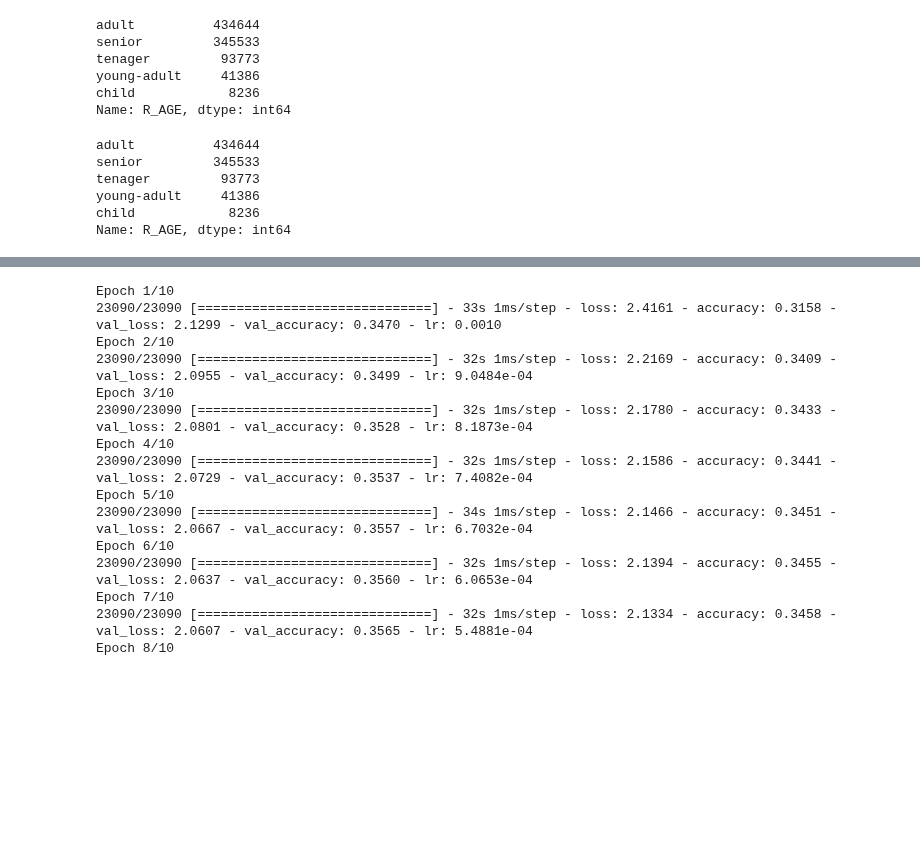
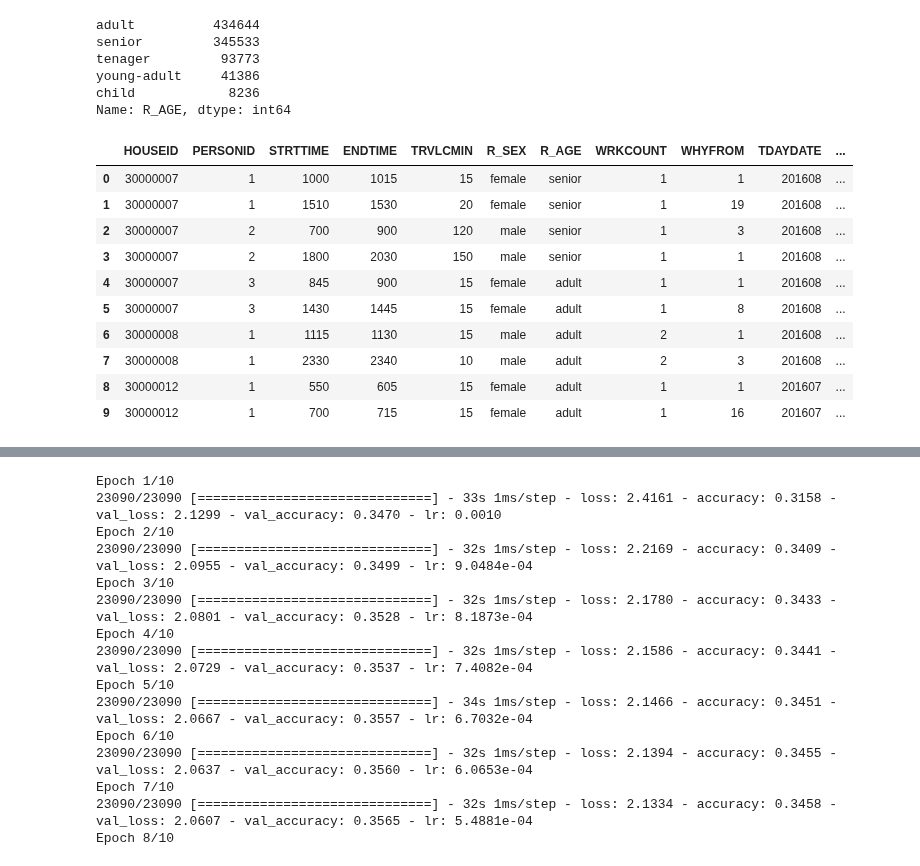
Before and after one commit to abuudarda/synthetic-population-simulation, a Jupyter notebook: NHTS Data Parser - Rahat/HH Data Parser/final_dataset_parser.ipynb, the cells around one changed output, grey strips where cells are left out. Cells and saved outputs as stored; diff of their text form; code cells hidden in the pictures; blank space fills up the shorter version.

Commit message:
Test Data

```diff
--- a/NHTS Data Parser - Rahat/HH Data Parser/final_dataset_parser.ipynb
+++ b/NHTS Data Parser - Rahat/HH Data Parser/final_dataset_parser.ipynb
@@ -2,7 +2,7 @@
 import pandas as pd
 
 
-file_path = "C:\\Users\\abubabu\\Documents\\GitHub\\synthetic-population-simulation\\NHTS Data Parser - Rahat\\HH Data Parser\\trippub.csv"
+file_path = "trippub.csv"
 df = pd.read_csv(file_path)
 
 columns_to_keep = ['HOUSEID', 'PERSONID',"STRTTIME","ENDTIME",'TRVLCMIN', 'R_SEX', 'R_AGE', 'WRKCOUNT',"WHYFROM","TDAYDATE",'HHVEHCNT', 'HHSIZE','EDUC','TRIPPURP']
@@ -66,15 +66,20 @@ tenager         93773
 young-adult     41386
 child            8236
 Name: R_AGE, dtype: int64
-# %%
-final_data['R_AGE'].value_counts()
-# %% [output]
-adult          434644
-senior         345533
-tenager         93773
-young-adult     41386
-child            8236
-Name: R_AGE, dtype: int64
+# %%
+final_data.head(10)
+# %% [output]
+|  | HOUSEID | PERSONID | STRTTIME | ENDTIME | TRVLCMIN | R_SEX | R_AGE | WRKCOUNT | WHYFROM | TDAYDATE | ... |
+| 0 | 30000007 | 1 | 1000 | 1015 | 15 | female | senior | 1 | 1 | 201608 | ... |
+| 1 | 30000007 | 1 | 1510 | 1530 | 20 | female | senior | 1 | 19 | 201608 | ... |
+| 2 | 30000007 | 2 | 700 | 900 | 120 | male | senior | 1 | 3 | 201608 | ... |
+| 3 | 30000007 | 2 | 1800 | 2030 | 150 | male | senior | 1 | 1 | 201608 | ... |
+| 4 | 30000007 | 3 | 845 | 900 | 15 | female | adult | 1 | 1 | 201608 | ... |
+| 5 | 30000007 | 3 | 1430 | 1445 | 15 | female | adult | 1 | 8 | 201608 | ... |
+| 6 | 30000008 | 1 | 1115 | 1130 | 15 | male | adult | 2 | 1 | 201608 | ... |
+| 7 | 30000008 | 1 | 2330 | 2340 | 10 | male | adult | 2 | 3 | 201608 | ... |
+| 8 | 30000012 | 1 | 550 | 605 | 15 | female | adult | 1 | 1 | 201607 | ... |
+| 9 | 30000012 | 1 | 700 | 715 | 15 | female | adult | 1 | 16 | 201607 | ... |
 # %%
 import numpy as np
 import pandas as pd
```
Also changed, not shown: parts of 3 cells of this notebook, 2 other files.
